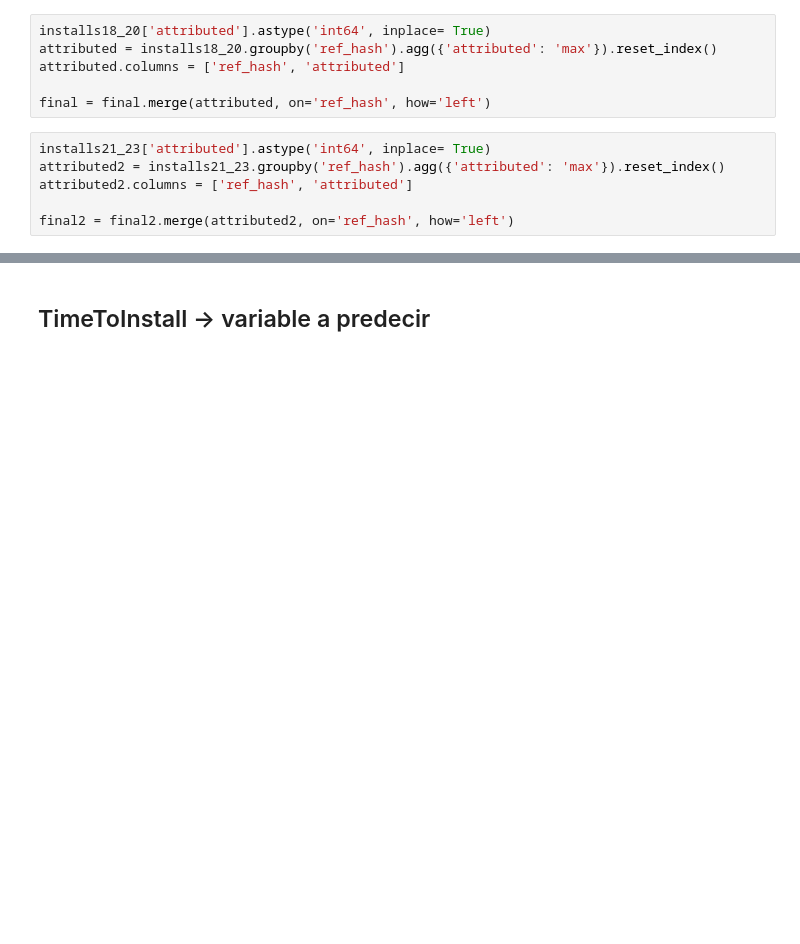
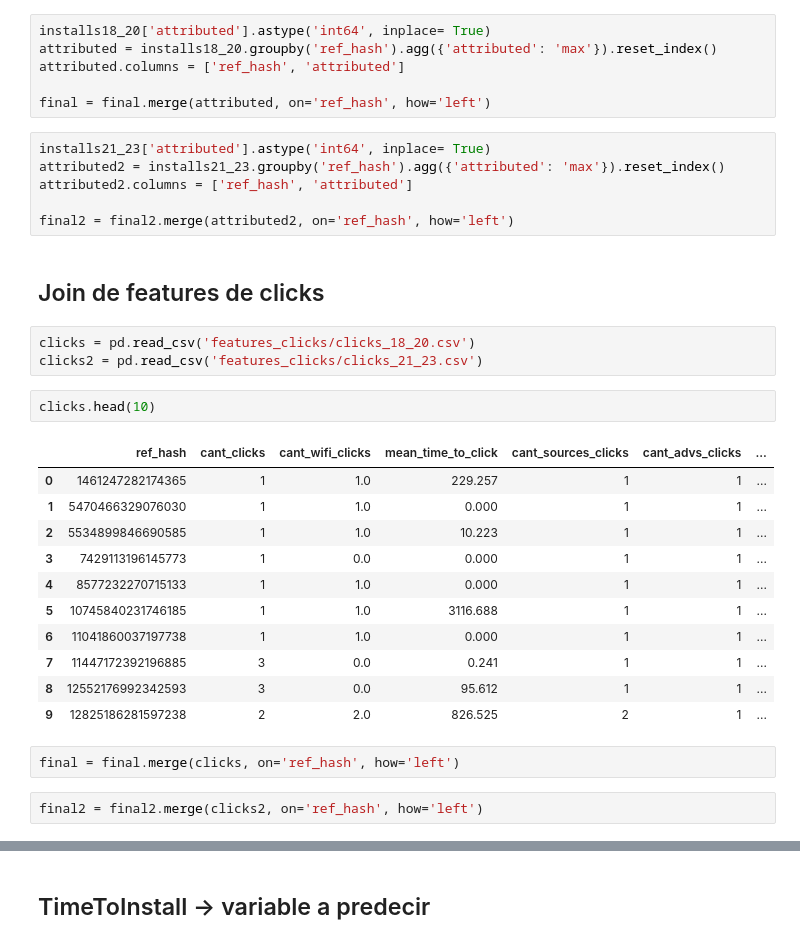
Before and after one commit to GastonMontes/75.06-Datos-Grupo22-TP1, a Jupyter notebook: tp2/FeatureEngineeringInstalls.ipynb, the cells around one changed output, grey strips where cells are left out. Saved outputs shown, nothing was run; the diff lists cells and outputs as text; blank space fills up the shorter version.

```diff
--- a/tp2/FeatureEngineeringInstalls.ipynb
+++ b/tp2/FeatureEngineeringInstalls.ipynb
@@ -187,3 +183,26 @@ attributed2 = installs21_23.groupby('ref_hash').agg({'attributed': 'max'}).reset
 attributed2.columns = ['ref_hash', 'attributed']
 
 final2 = final2.merge(attributed2, on='ref_hash', how='left')
+# %% [markdown]
+## Join de features de clicks
+# %%
+clicks = pd.read_csv('features_clicks/clicks_18_20.csv')
+clicks2 = pd.read_csv('features_clicks/clicks_21_23.csv')
+# %%
+clicks.head(10)
+# %% [output]
+|  | ref_hash | cant_clicks | cant_wifi_clicks | mean_time_to_click | cant_sources_clicks | cant_advs_clicks | ... |
+| 0 | 1461247282174365 | 1 | 1.0 | 229.257 | 1 | 1 | ... |
+| 1 | 5470466329076030 | 1 | 1.0 | 0.000 | 1 | 1 | ... |
+| 2 | 5534899846690585 | 1 | 1.0 | 10.223 | 1 | 1 | ... |
+| 3 | 7429113196145773 | 1 | 0.0 | 0.000 | 1 | 1 | ... |
+| 4 | 8577232270715133 | 1 | 1.0 | 0.000 | 1 | 1 | ... |
+| 5 | 10745840231746185 | 1 | 1.0 | 3116.688 | 1 | 1 | ... |
+| 6 | 11041860037197738 | 1 | 1.0 | 0.000 | 1 | 1 | ... |
+| 7 | 11447172392196885 | 3 | 0.0 | 0.241 | 1 | 1 | ... |
+| 8 | 12552176992342593 | 3 | 0.0 | 95.612 | 1 | 1 | ... |
+| 9 | 12825186281597238 | 2 | 2.0 | 826.525 | 2 | 1 | ... |
+# %%
+final = final.merge(clicks, on='ref_hash', how='left')
+# %%
+final2 = final2.merge(clicks2, on='ref_hash', how='left')
```
Also changed, not shown: parts of 7 cells of this notebook, 1 other file.
